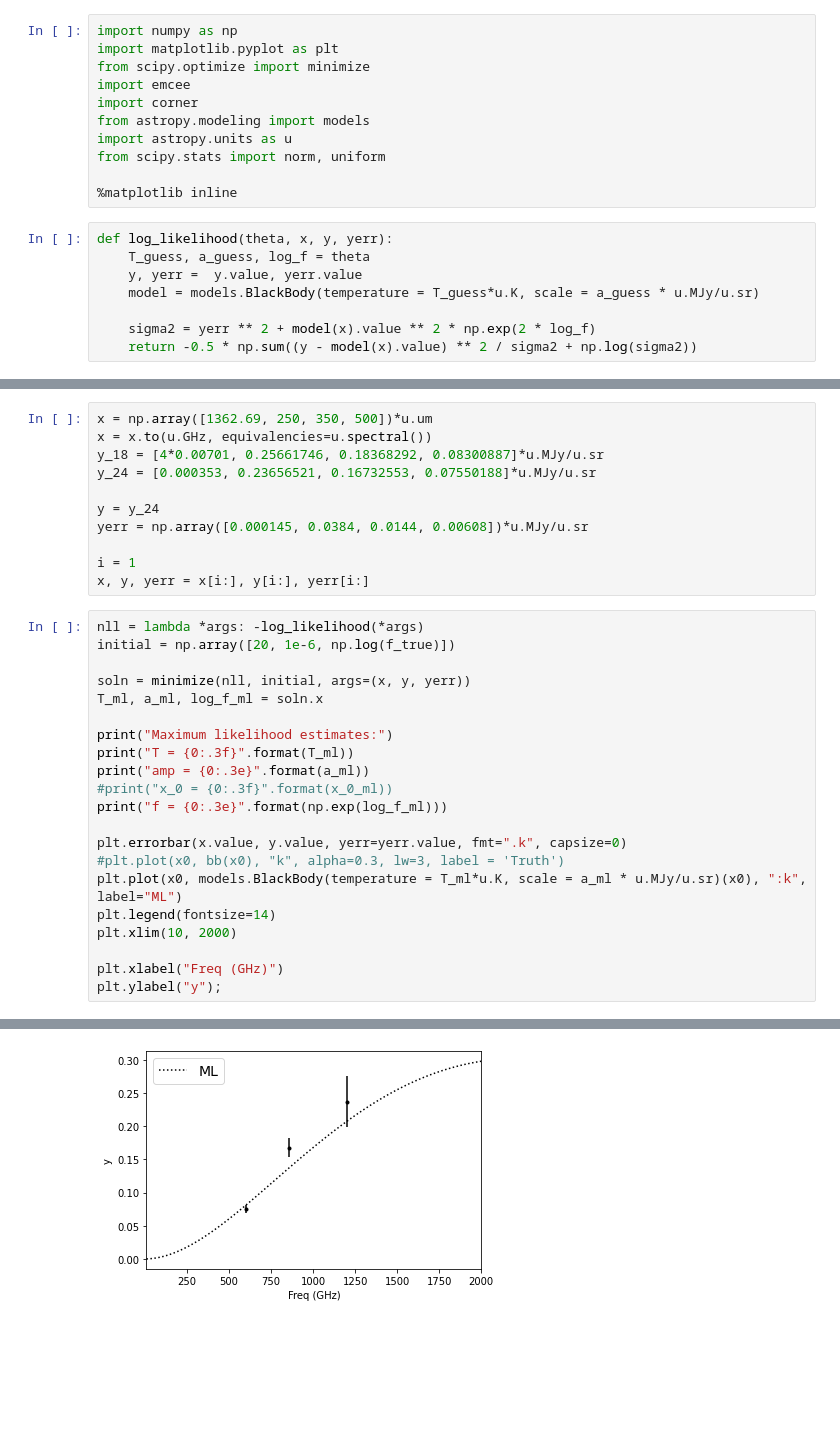
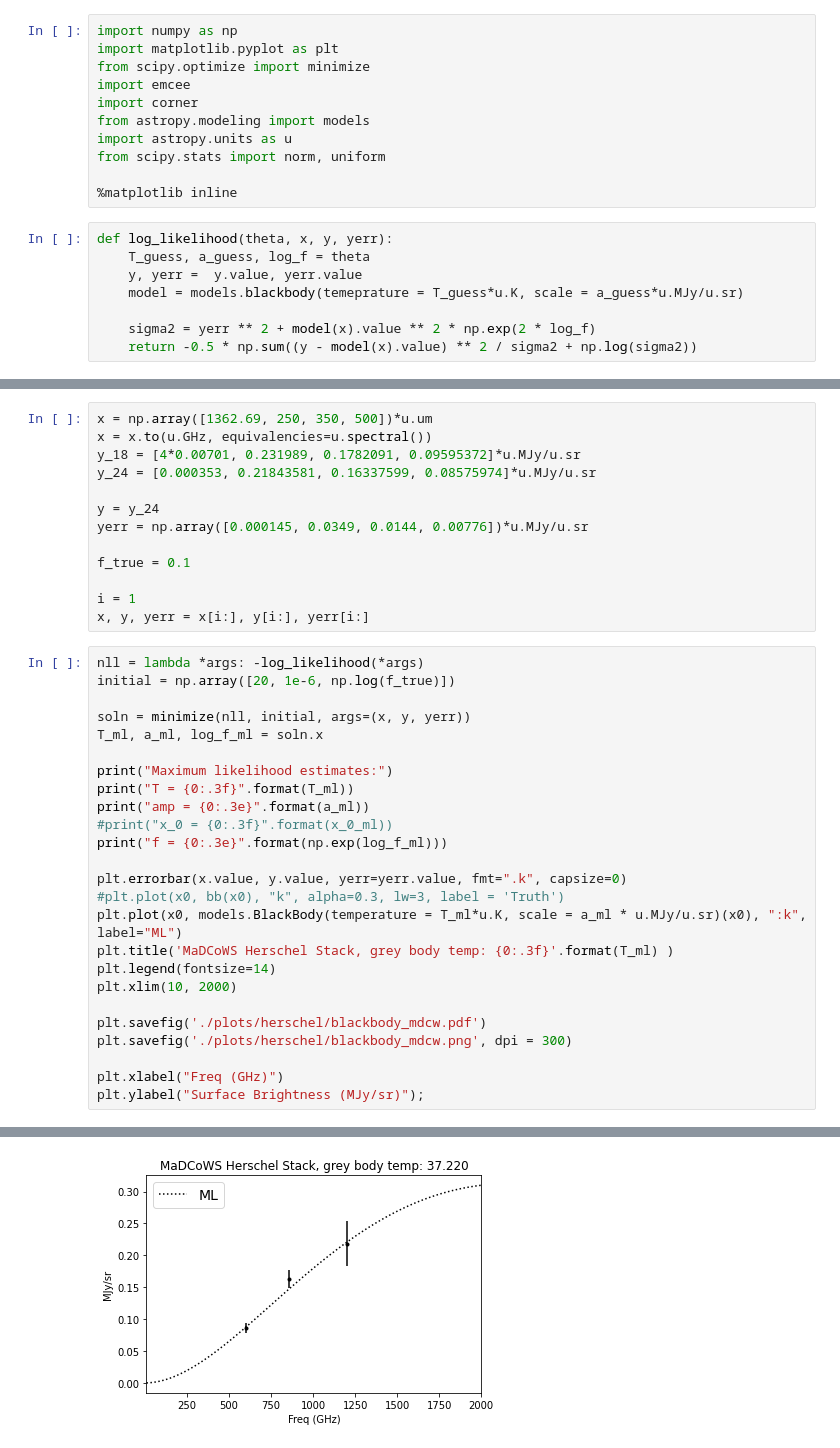
Before and after one commit to Sulla2012/madcowsclusters, a Jupyter notebook: Emcee Tutorials.ipynb, the cells around one changed output, grey strips where cells are left out. Cells and saved outputs as stored; diff of their text form; blank space fills up the shorter version.

```diff
--- a/Emcee Tutorials.ipynb
+++ b/Emcee Tutorials.ipynb
@@ -13,7 +13,7 @@ from scipy.stats import norm, uniform
 def log_likelihood(theta, x, y, yerr):
     T_guess, a_guess, log_f = theta
     y, yerr =  y.value, yerr.value
-    model = models.BlackBody(temperature = T_guess*u.K, scale = a_guess * u.MJy/u.sr)
+    model = models.blackbody(temeprature = T_guess*u.K, scale = a_guess*u.MJy/u.sr)
 
     sigma2 = yerr ** 2 + model(x).value ** 2 * np.exp(2 * log_f)
     return -0.5 * np.sum((y - model(x).value) ** 2 / sigma2 + np.log(sigma2))
@@ -73,11 +117,13 @@ plt.ylabel("y");
 # %%
 x = np.array([1362.69, 250, 350, 500])*u.um
 x = x.to(u.GHz, equivalencies=u.spectral())
-y_18 = [4*0.00701, 0.25661746, 0.18368292, 0.08300887]*u.MJy/u.sr
-y_24 = [0.000353, 0.23656521, 0.16732553, 0.07550188]*u.MJy/u.sr
+y_18 = [4*0.00701, 0.231989, 0.1782091, 0.09595372]*u.MJy/u.sr
+y_24 = [0.000353, 0.21843581, 0.16337599, 0.08575974]*u.MJy/u.sr
 
 y = y_24
-yerr = np.array([0.000145, 0.0384, 0.0144, 0.00608])*u.MJy/u.sr
+yerr = np.array([0.000145, 0.0349, 0.0144, 0.00776])*u.MJy/u.sr
+
+f_true = 0.1
 
 i = 1
 x, y, yerr = x[i:], y[i:], yerr[i:]
@@ -97,10 +143,14 @@ print("f = {0:.3e}".format(np.exp(log_f_ml)))
 plt.errorbar(x.value, y.value, yerr=yerr.value, fmt=".k", capsize=0)
 #plt.plot(x0, bb(x0), "k", alpha=0.3, lw=3, label = 'Truth')
 plt.plot(x0, models.BlackBody(temperature = T_ml*u.K, scale = a_ml * u.MJy/u.sr)(x0), ":k", label="ML")
+plt.title('MaDCoWS Herschel Stack, grey body temp: {0:.3f}'.format(T_ml) )
 plt.legend(fontsize=14)
 plt.xlim(10, 2000)
 
+plt.savefig('./plots/herschel/blackbody_mdcw.pdf')
+plt.savefig('./plots/herschel/blackbody_mdcw.png', dpi = 300)
+
 plt.xlabel("Freq (GHz)")
-plt.ylabel("y");
+plt.ylabel("Surface Brightness (MJy/sr)");
 # %% [output]
 Maximum likelihood estimates:
@@ -110,4 +160,4 @@ f = 5.147e-02
-[figure, old version]
+[figure, new version]
 # %%
 print(models.BlackBody(temperature = T_ml*u.K, scale = a_ml * u.MJy/u.sr)(220*u.GHz))
 # %% [output]
```
Also changed, not shown: parts of 24 cells of this notebook, 3 other files.
